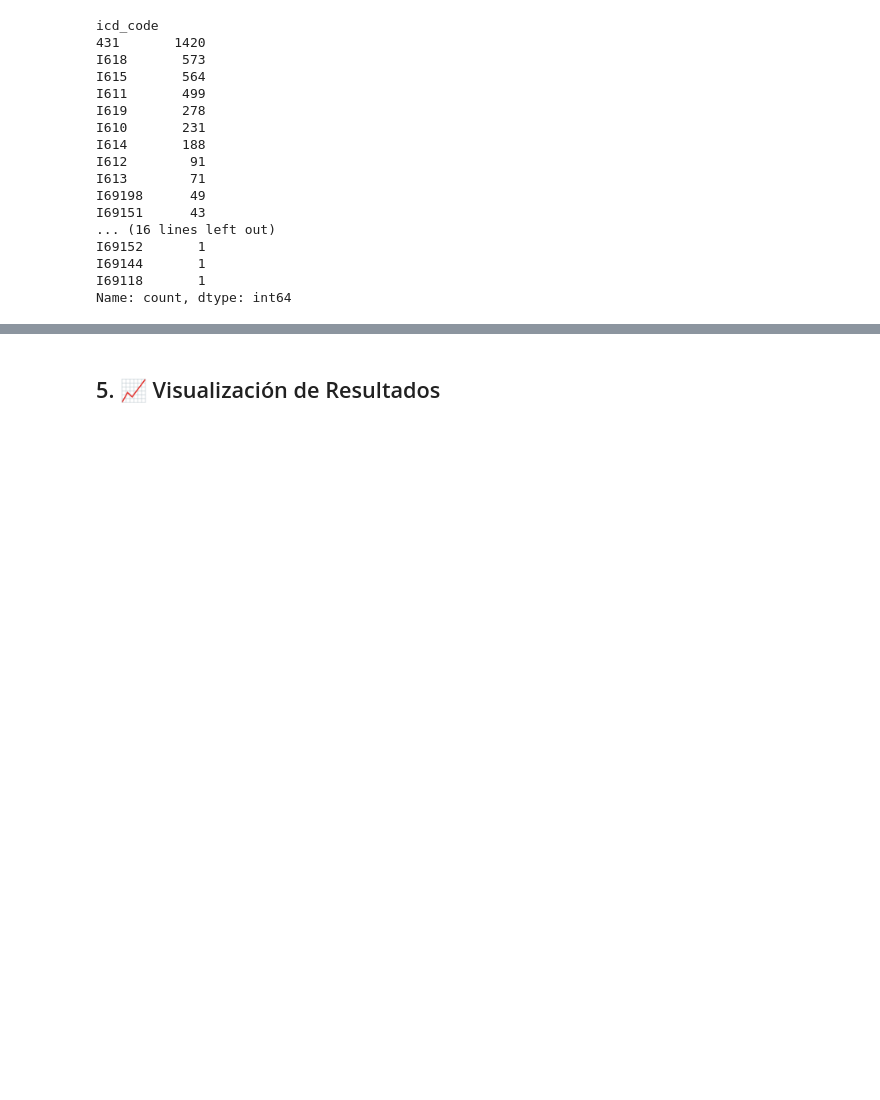
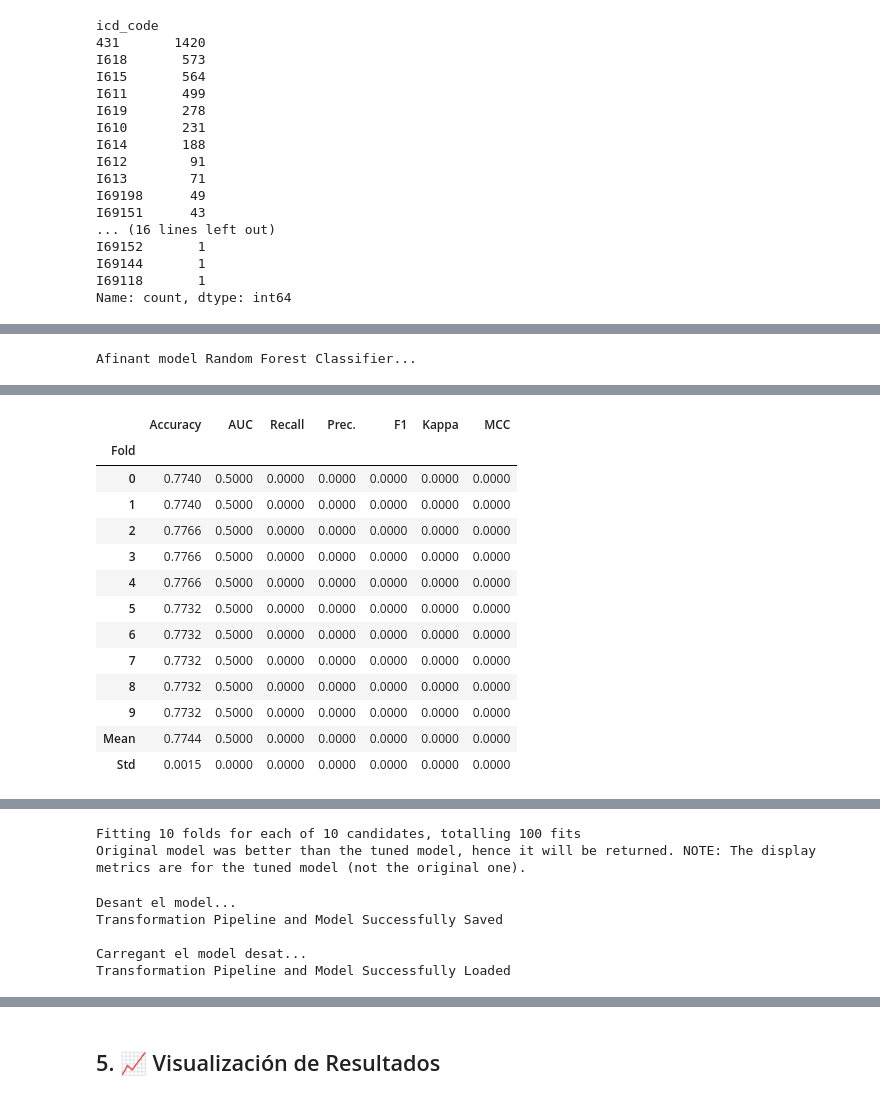
Before and after one commit to Gos2two/UCI-I61, a Jupyter notebook: prova marc.ipynb, the cells around one changed output, grey strips where cells are left out. Saved outputs shown, nothing was run; the diff lists cells and outputs as text; code cells hidden in the pictures; blank space fills up the shorter version.

```diff
--- a/prova marc.ipynb
+++ b/prova marc.ipynb
@@ -380,0 +564,6 @@ AUC: 1.0
+# %%
+# Pas 6: Afinar el Model
+print("\nAfinant model Random Forest Classifier...")
+random_forest_classifier_tunned = tune_model(random_forest_classifier_model)
+# %% [output]
+Afinant model Random Forest Classifier...
@@ -380,0 +571,14 @@ AUC: 1.0
+|  | Accuracy | AUC | Recall | Prec. | F1 | Kappa | MCC |
+| Fold |  |  |  |  |  |  |  |
+| 0 | 0.7740 | 0.5000 | 0.0000 | 0.0000 | 0.0000 | 0.0000 | 0.0000 |
+| 1 | 0.7740 | 0.5000 | 0.0000 | 0.0000 | 0.0000 | 0.0000 | 0.0000 |
+| 2 | 0.7766 | 0.5000 | 0.0000 | 0.0000 | 0.0000 | 0.0000 | 0.0000 |
+| 3 | 0.7766 | 0.5000 | 0.0000 | 0.0000 | 0.0000 | 0.0000 | 0.0000 |
+| 4 | 0.7766 | 0.5000 | 0.0000 | 0.0000 | 0.0000 | 0.0000 | 0.0000 |
+| 5 | 0.7732 | 0.5000 | 0.0000 | 0.0000 | 0.0000 | 0.0000 | 0.0000 |
+| 6 | 0.7732 | 0.5000 | 0.0000 | 0.0000 | 0.0000 | 0.0000 | 0.0000 |
+| 7 | 0.7732 | 0.5000 | 0.0000 | 0.0000 | 0.0000 | 0.0000 | 0.0000 |
+| 8 | 0.7732 | 0.5000 | 0.0000 | 0.0000 | 0.0000 | 0.0000 | 0.0000 |
+| 9 | 0.7732 | 0.5000 | 0.0000 | 0.0000 | 0.0000 | 0.0000 | 0.0000 |
+| Mean | 0.7744 | 0.5000 | 0.0000 | 0.0000 | 0.0000 | 0.0000 | 0.0000 |
+| Std | 0.0015 | 0.0000 | 0.0000 | 0.0000 | 0.0000 | 0.0000 | 0.0000 |
@@ -380,0 +586,17 @@ AUC: 1.0
+Fitting 10 folds for each of 10 candidates, totalling 100 fits
+Original model was better than the tuned model, hence it will be returned. NOTE: The display metrics are for the tuned model (not the original one).
+# %%
+# Desar Model
+
+print("\nDesant el model...")
+save_model(random_forest_classifier_model, 'model_rf_afinat')
+
+# Cargar el modelo guardado
+print("\nCarregant el model desat...")
+loaded_model = load_model('model_rf_afinat')
+# %% [output]
+Desant el model...
+Transformation Pipeline and Model Successfully Saved
+
+Carregant el model desat...
+Transformation Pipeline and Model Successfully Loaded
```
Also changed, not shown: parts of 34 cells of this notebook, 58 other files.
